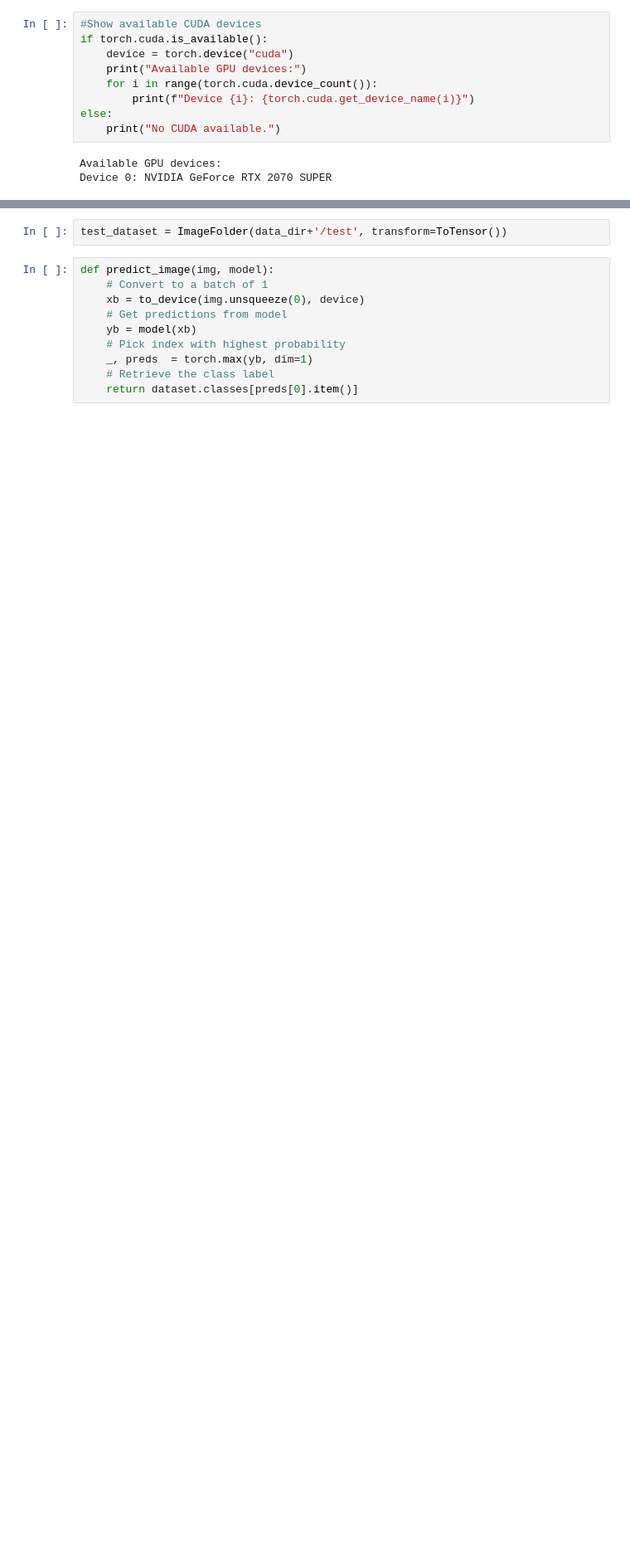
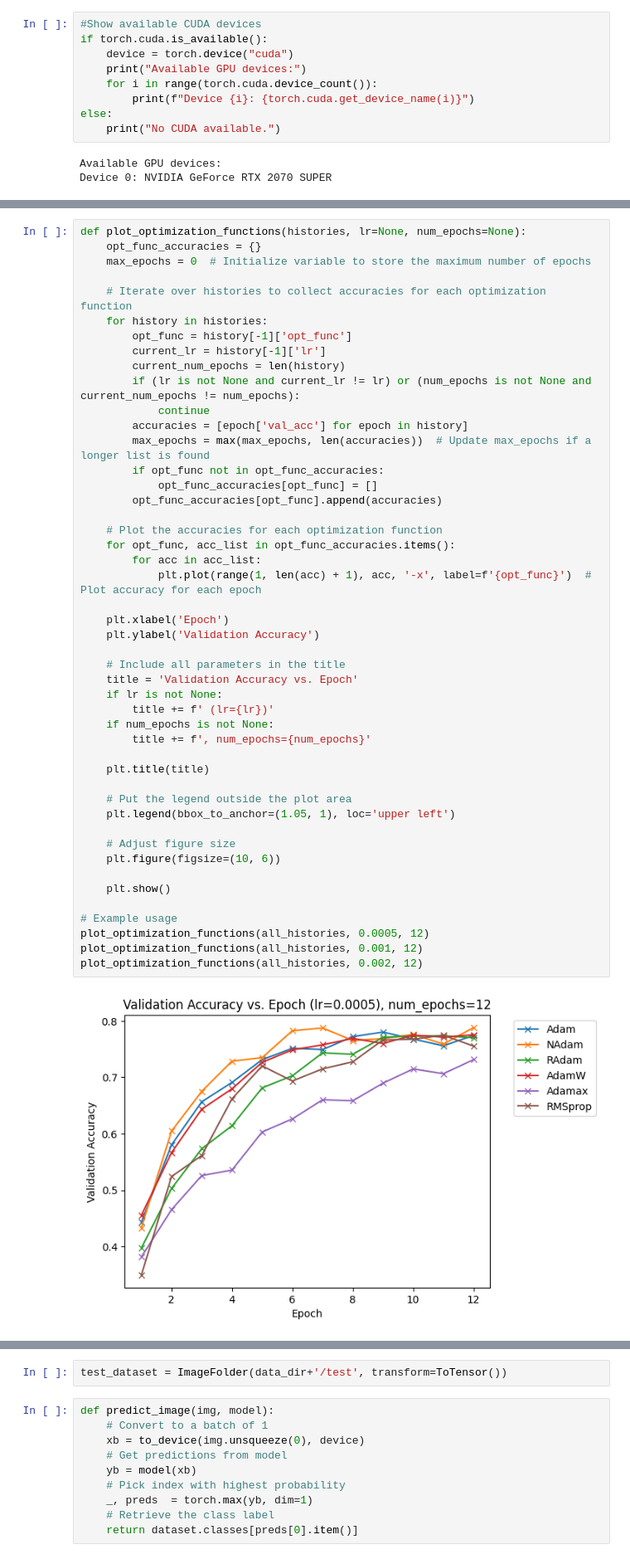
Before and after one commit to flexer89/pytorch-cnn, a Jupyter notebook: pytorch-cnn-2.ipynb, the cells around one changed output, grey strips where cells are left out. Shown at 83% size. Saved outputs shown, nothing was run; the diff lists cells and outputs as text; blank space fills up the shorter version.

```diff
--- a/pytorch-cnn-2.ipynb
+++ b/pytorch-cnn-2.ipynb
@@ -351,0 +602,49 @@ plot_losses(history)
+# %%
+def plot_optimization_functions(histories, lr=None, num_epochs=None):
+    opt_func_accuracies = {}
+    max_epochs = 0  # Initialize variable to store the maximum number of epochs
+
+    # Iterate over histories to collect accuracies for each optimization function
+    for history in histories:
+        opt_func = history[-1]['opt_func']
+        current_lr = history[-1]['lr']
+        current_num_epochs = len(history)
+        if (lr is not None and current_lr != lr) or (num_epochs is not None and current_num_epochs != num_epochs):
+            continue
+        accuracies = [epoch['val_acc'] for epoch in history]
+        max_epochs = max(max_epochs, len(accuracies))  # Update max_epochs if a longer list is found
+        if opt_func not in opt_func_accuracies:
+            opt_func_accuracies[opt_func] = []
+        opt_func_accuracies[opt_func].append(accuracies)
+
+    # Plot the accuracies for each optimization function
+    for opt_func, acc_list in opt_func_accuracies.items():
+        for acc in acc_list:
+            plt.plot(range(1, len(acc) + 1), acc, '-x', label=f'{opt_func}')  # Plot accuracy for each epoch
+
+    plt.xlabel('Epoch')
+    plt.ylabel('Validation Accuracy')
+
+    # Include all parameters in the title
+    title = 'Validation Accuracy vs. Epoch'
+    if lr is not None:
+        title += f' (lr={lr})'
+    if num_epochs is not None:
+        title += f', num_epochs={num_epochs}'
+
+    plt.title(title)
+
+    # Put the legend outside the plot area
+    plt.legend(bbox_to_anchor=(1.05, 1), loc='upper left')
+
+    # Adjust figure size
+    plt.figure(figsize=(10, 6))
+
+    plt.show()
+
+# Example usage
+plot_optimization_functions(all_histories, 0.0005, 12)
+plot_optimization_functions(all_histories, 0.001, 12)
+plot_optimization_functions(all_histories, 0.002, 12)
+# %% [output]
+[figure, added]
```
Also changed, not shown: parts of 35 cells of this notebook, 57 other files.
